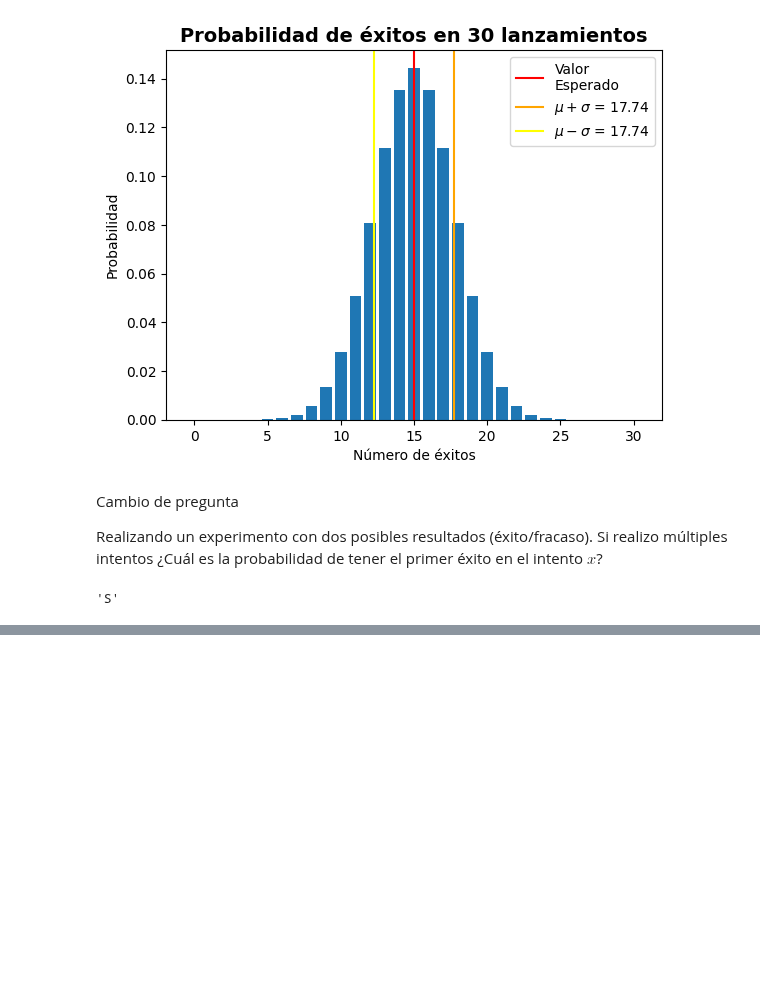
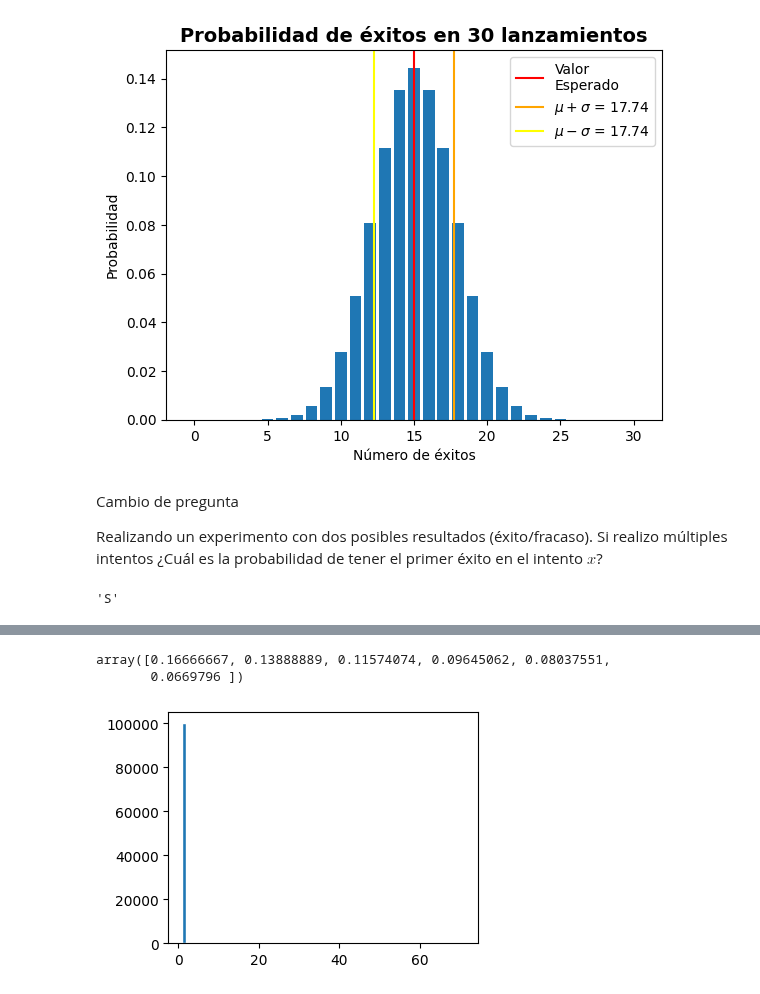
Before and after one commit to JhonZafra/Statistic_Concepts, a Jupyter notebook: SemanaV/DistribucionesDiscretas.ipynb, the cells around one changed output, grey strips where cells are left out. Cells and saved outputs as stored; diff of their text form; code cells hidden in the pictures; blank space fills up the shorter version.

```diff
--- a/SemanaV/DistribucionesDiscretas.ipynb
+++ b/SemanaV/DistribucionesDiscretas.ipynb
@@ -439,0 +440,26 @@ plt.show()
+# %%
+x = np.arange(1, 7)
+p = 1/6
+P = p*(1-p)**(x-1)
+P
+# %% [output]
+array([0.16666667, 0.13888889, 0.11574074, 0.09645062, 0.08037551,
+       0.0669796 ])
+# %%
+intentos = 10**5
+cuentas = []
+for n in range (intentos):
+    resultado = ''
+    contador = 0
+    while resultado != 4:
+        contador = 1
+        resultado = np.random.choice([1, 2, 3, 4, 5, 6])
+        if resultado == 4:
+            cuentas.append(contador)
+            break
+
+plt.figure(figsize=(4,3))
+plt.hist(cuentas, bins= 70, edgecolor= 'w', range= (1,71))
+plt.show()
+# %% [output]
+[figure, added]
```
Also changed, not shown: parts of 12 cells of this notebook, 1 other file.
